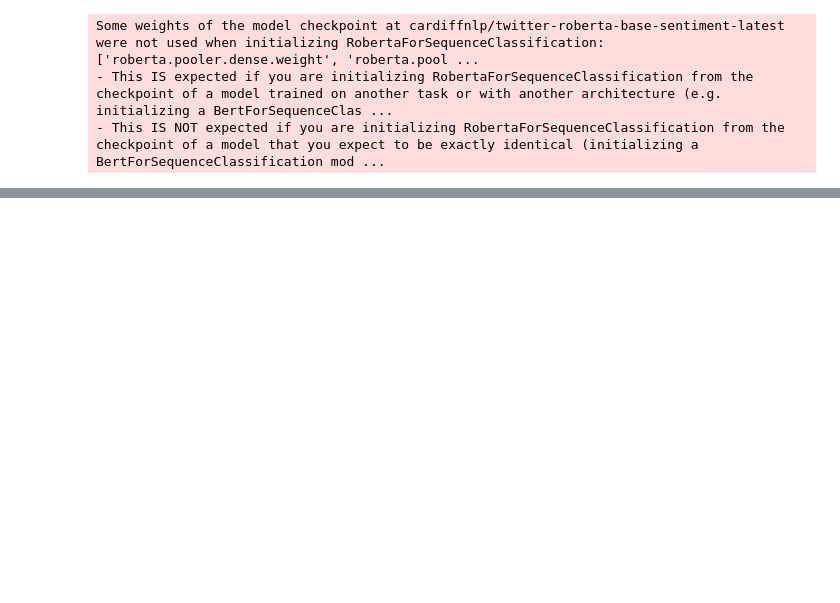
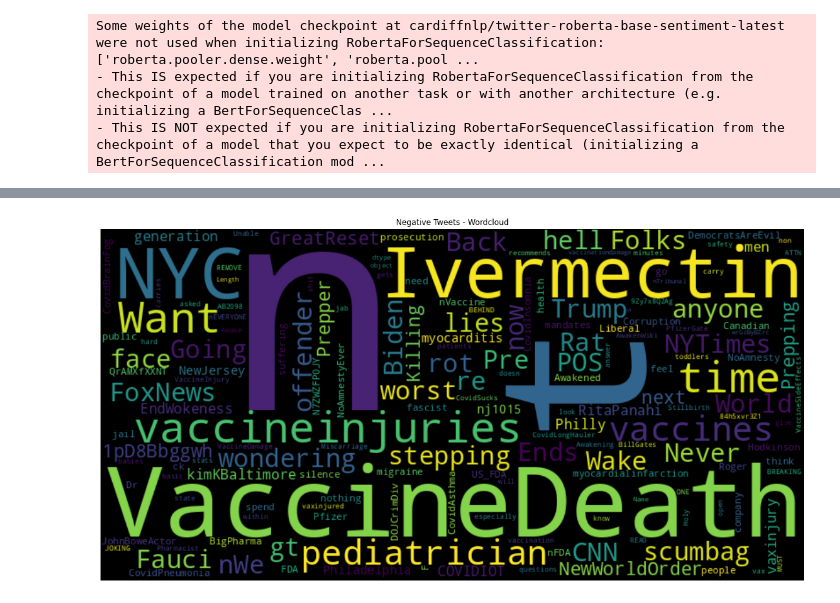
Before and after one commit to melbinmv/Sentiment-Analysis, a Jupyter notebook: Sentiment_Analysis.ipynb, the cells around one changed output, grey strips where cells are left out. Cells and saved outputs as stored; diff of their text form; code cells hidden in the pictures; blank space fills up the shorter version.

```diff
--- a/Sentiment_Analysis.ipynb
+++ b/Sentiment_Analysis.ipynb
@@ -160,0 +190,11 @@ KeyboardInterrupt: ignored
+# %%
+negative_tweets = df['Tweet'][df["Sentiment"] == 'negative']
+stop_words = ["https", "co", "RT", "Covid", "Covid19","Pandemic","Tweet","CovidVaccine","Vaccine","nhttps"] + list(STOPWORDS)
+positive_wordcloud = WordCloud(width=800, height=400, background_color="black", stopwords = stop_words).generate(str(negative_tweets))
+plt.figure(figsize=[20,10])
+plt.title("Negative Tweets - Wordcloud")
+plt.imshow(positive_wordcloud, interpolation="bilinear")
+plt.axis("off")
+plt.show()
+# %% [output]
+[figure, added]
```
Also changed, not shown: parts of 10 cells of this notebook.
